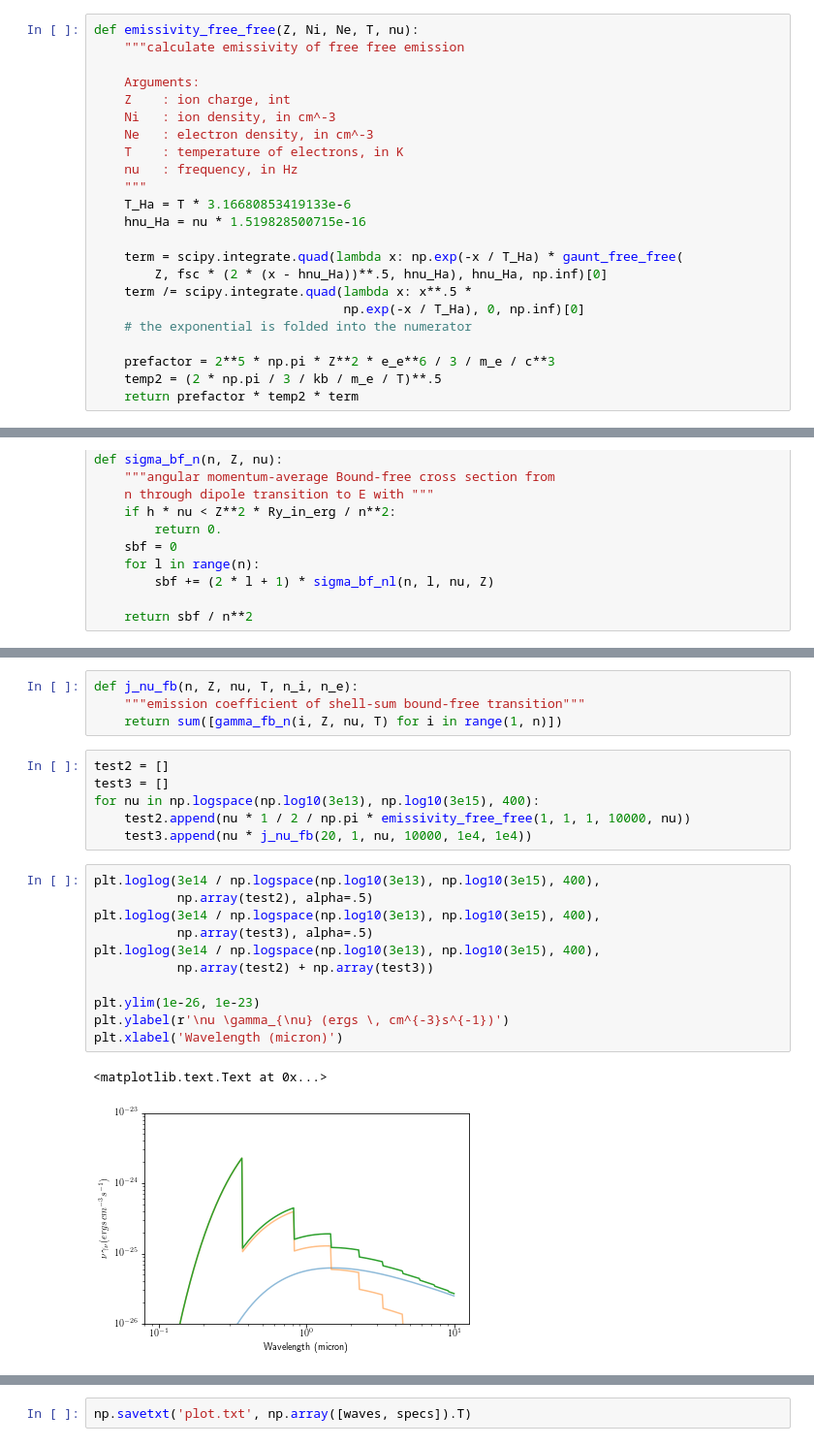
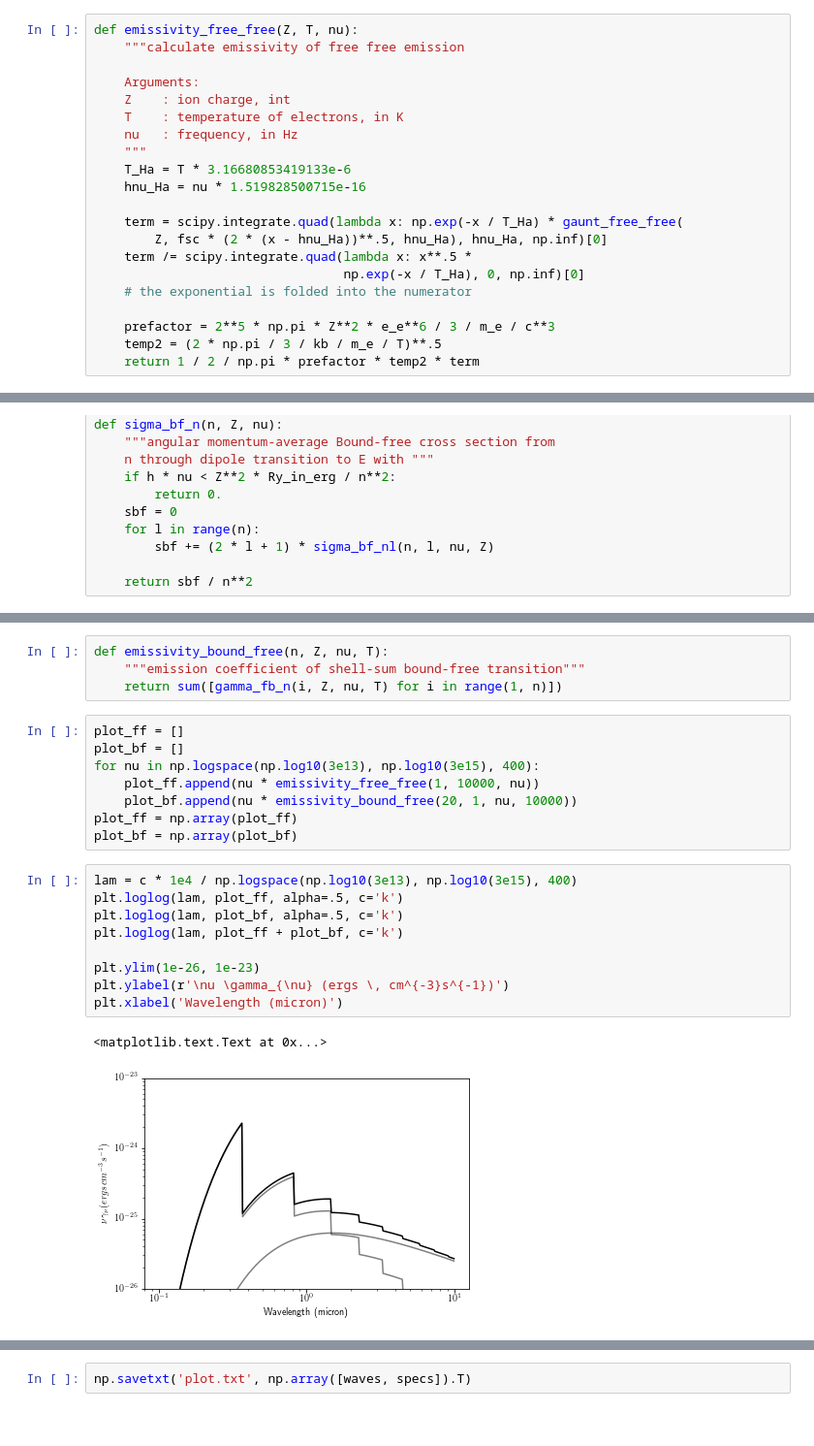
Before and after one commit to davecoulter/RadiationProject, a Jupyter notebook: GetOut.ipynb, the cells around one changed output, grey strips where cells are left out. Shown at 97% size. Drawn from its saved outputs; the diff is of its cells as text.

```diff
--- a/GetOut.ipynb
+++ b/GetOut.ipynb
@@ -100,13 +101,11 @@ def free_free_thermal_spectrum(Z, T, E):
                                        np.exp(-x / T), 0, np.inf)[0]
     return out
 # %%
-def emissivity_free_free(Z, Ni, Ne, T, nu):
+def emissivity_free_free(Z, T, nu):
     """calculate emissivity of free free emission
 
     Arguments:
     Z    : ion charge, int
-    Ni   : ion density, in cm^-3
-    Ne   : electron density, in cm^-3
     T    : temperature of electrons, in K
     nu   : frequency, in Hz
     """
@@ -121,7 +120,7 @@ def emissivity_free_free(Z, Ni, Ne, T, nu):
 
     prefactor = 2**5 * np.pi * Z**2 * e_e**6 / 3 / m_e / c**3
     temp2 = (2 * np.pi / 3 / kb / m_e / T)**.5
-    return prefactor * temp2 * term
+    return 1 / 2 / np.pi * prefactor * temp2 * term
 # %%
 def G_l(l, m, eta, rho):
     """G matrix element, radial-dipole integral"""
@@ -287,25 +288,25 @@ def gamma_fb_n(n, Z, nu, T):
 # %%
-def j_nu_fb(n, Z, nu, T, n_i, n_e):
+def emissivity_bound_free(n, Z, nu, T):
     """emission coefficient of shell-sum bound-free transition"""
     return sum([gamma_fb_n(i, Z, nu, T) for i in range(1, n)])
 # %%
-test2 = []
-test3 = []
+plot_ff = []
+plot_bf = []
 for nu in np.logspace(np.log10(3e13), np.log10(3e15), 400):
-    test2.append(nu * 1 / 2 / np.pi * emissivity_free_free(1, 1, 1, 10000, nu))
-    test3.append(nu * j_nu_fb(20, 1, nu, 10000, 1e4, 1e4))
+    plot_ff.append(nu * emissivity_free_free(1, 10000, nu))
+    plot_bf.append(nu * emissivity_bound_free(20, 1, nu, 10000))
+plot_ff = np.array(plot_ff)
+plot_bf = np.array(plot_bf)
 # %%
-plt.loglog(3e14 / np.logspace(np.log10(3e13), np.log10(3e15), 400),
-           np.array(test2), alpha=.5)
-plt.loglog(3e14 / np.logspace(np.log10(3e13), np.log10(3e15), 400),
-           np.array(test3), alpha=.5)
-plt.loglog(3e14 / np.logspace(np.log10(3e13), np.log10(3e15), 400),
-           np.array(test2) + np.array(test3))
+lam = c * 1e4 / np.logspace(np.log10(3e13), np.log10(3e15), 400)
+plt.loglog(lam, plot_ff, alpha=.5, c='k')
+plt.loglog(lam, plot_bf, alpha=.5, c='k')
+plt.loglog(lam, plot_ff + plot_bf, c='k')
 
 plt.ylim(1e-26, 1e-23)
 plt.ylabel(r'\nu \gamma_{\nu} (ergs \, cm^{-3}s^{-1})')
 plt.xlabel('Wavelength (micron)')
 # %% [output]
 <matplotlib.text.Text at 0x...>
-[figure, old version]
+[figure, new version]
 # %%
```
Also changed, not shown: parts of 16 cells of this notebook, 1 other file.
